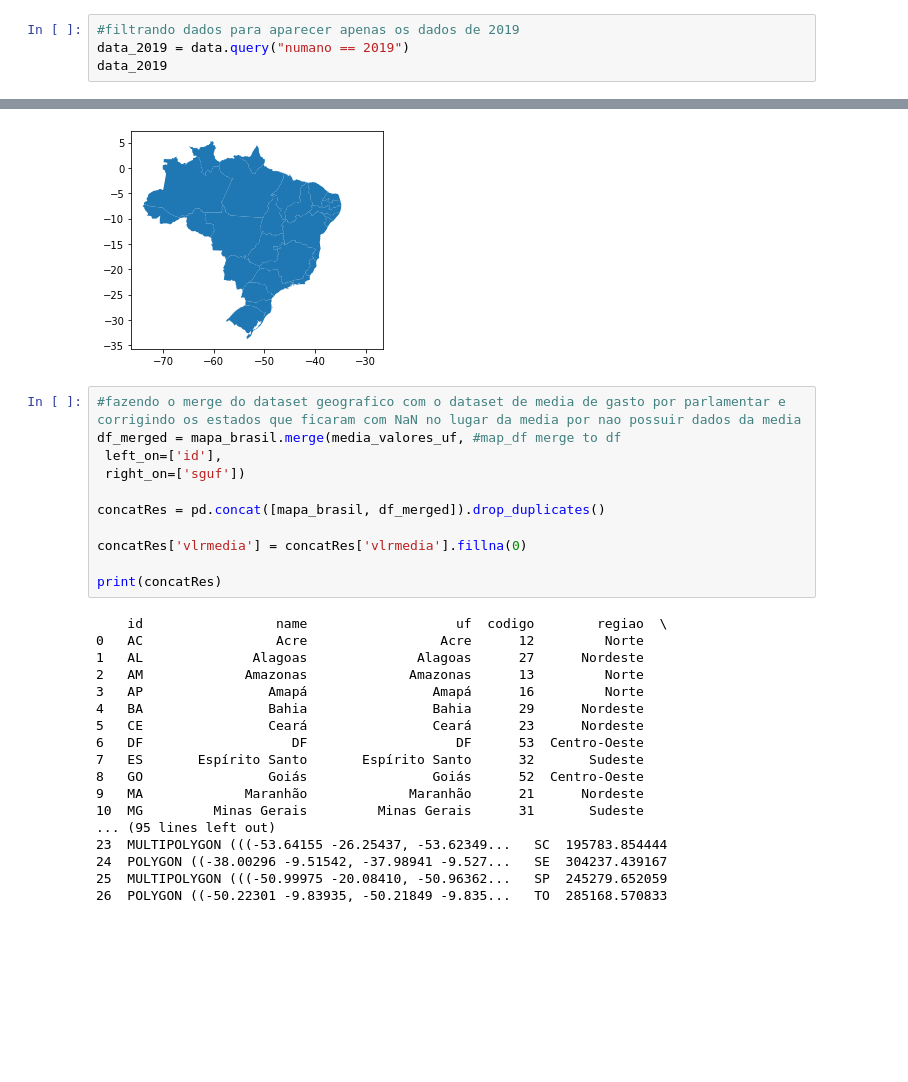
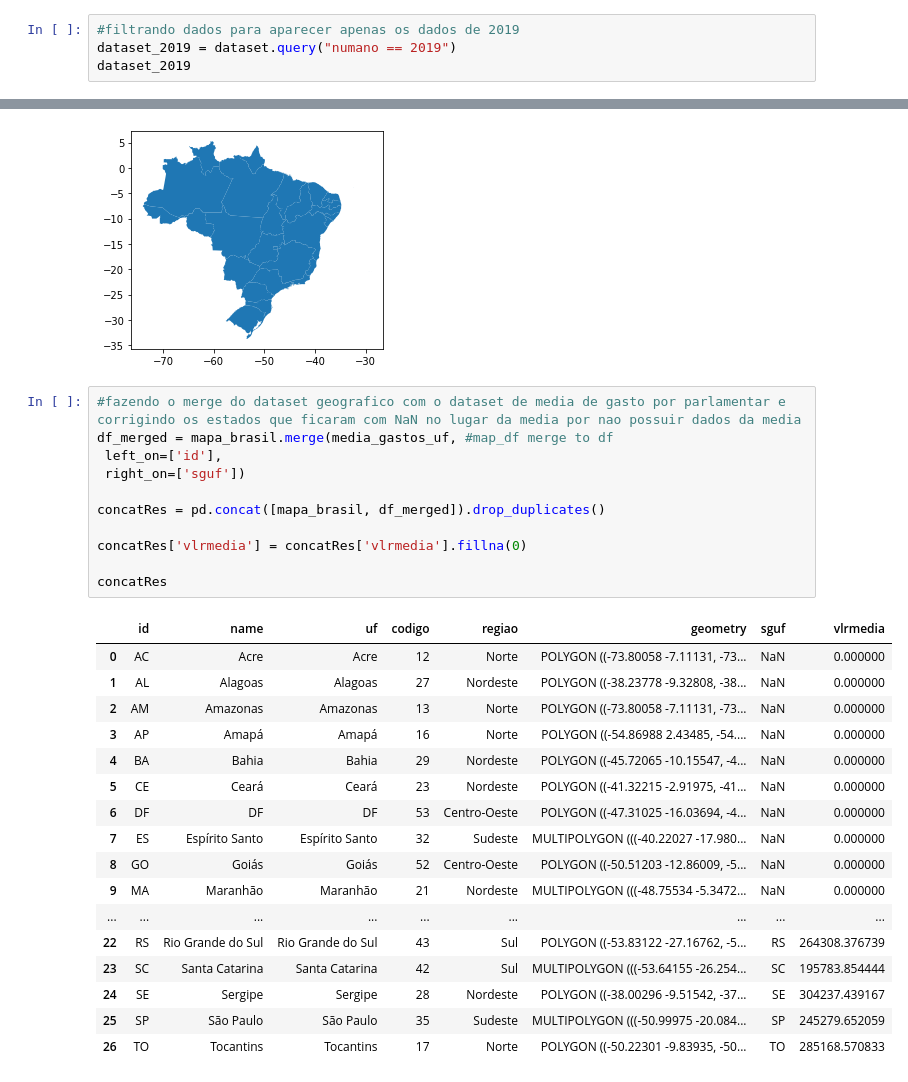
Before and after one commit to ManoMax/google-collabs, a Jupyter notebook: lab1_visualizacao_de_dados.ipynb, the cells around one changed output, grey strips where cells are left out. Drawn from its saved outputs; the diff is of its cells as text; blank space fills up the shorter version.

```diff
--- a/lab1_visualizacao_de_dados.ipynb
+++ b/lab1_visualizacao_de_dados.ipynb
@@ -45,8 +43,8 @@ data.head()
 5 rows × 29 columns
 # %%
 #filtrando dados para aparecer apenas os dados de 2019
-data_2019 = data.query("numano == 2019")
-data_2019
+dataset_2019 = dataset.query("numano == 2019")
+dataset_2019
 # %% [output]
 |  | codlegislatura | datemissao | idedocumento | idecadastro | indtipodocumento | nucarteiraparlamentar | ... |
 | 8413 | 56 | 2019-06-06 00:00:00 | 6862742 | NaN | 0 | NaN | ... |
@@ -143,33 +141,33 @@ mapa_brasil.plot()
 [figure]
 # %%
 #fazendo o merge do dataset geografico com o dataset de media de gasto por parlamentar e corrigindo os estados que ficaram com NaN no lugar da media por nao possuir dados da media
-df_merged = mapa_brasil.merge(media_valores_uf, #map_df merge to df
+df_merged = mapa_brasil.merge(media_gastos_uf, #map_df merge to df
  left_on=['id'],
  right_on=['sguf'])
 
 concatRes = pd.concat([mapa_brasil, df_merged]).drop_duplicates()
 
 concatRes['vlrmedia'] = concatRes['vlrmedia'].fillna(0)
 
-print(concatRes)
+concatRes
 # %% [output]
-    id                 name                   uf  codigo        regiao  \
-0   AC                 Acre                 Acre      12         Norte
-1   AL              Alagoas              Alagoas      27      Nordeste
-2   AM             Amazonas             Amazonas      13         Norte
-3   AP                Amapá                Amapá      16         Norte
-4   BA                Bahia                Bahia      29      Nordeste
-5   CE                Ceará                Ceará      23      Nordeste
-6   DF                   DF                   DF      53  Centro-Oeste
-7   ES       Espírito Santo       Espírito Santo      32       Sudeste
-8   GO                Goiás                Goiás      52  Centro-Oeste
-9   MA             Maranhão             Maranhão      21      Nordeste
-10  MG         Minas Gerais         Minas Gerais      31       Sudeste
-... (95 lines left out)
-23  MULTIPOLYGON (((-53.64155 -26.25437, -53.62349...   SC  195783.854444
-24  POLYGON ((-38.00296 -9.51542, -37.98941 -9.527...   SE  304237.439167
-25  MULTIPOLYGON (((-50.99975 -20.08410, -50.96362...   SP  245279.652059
-26  POLYGON ((-50.22301 -9.83935, -50.21849 -9.835...   TO  285168.570833
+|  | id | name | uf | codigo | regiao | geometry | sguf | vlrmedia |
+| 0 | AC | Acre | Acre | 12 | Norte | POLYGON ((-73.80058 -7.11131, -73... | NaN | 0.000000 |
+| 1 | AL | Alagoas | Alagoas | 27 | Nordeste | POLYGON ((-38.23778 -9.32808, -38... | NaN | 0.000000 |
+| 2 | AM | Amazonas | Amazonas | 13 | Norte | POLYGON ((-73.80058 -7.11131, -73... | NaN | 0.000000 |
+| 3 | AP | Amapá | Amapá | 16 | Norte | POLYGON ((-54.86988 2.43485, -54.... | NaN | 0.000000 |
+| 4 | BA | Bahia | Bahia | 29 | Nordeste | POLYGON ((-45.72065 -10.15547, -4... | NaN | 0.000000 |
+| 5 | CE | Ceará | Ceará | 23 | Nordeste | POLYGON ((-41.32215 -2.91975, -41... | NaN | 0.000000 |
+| 6 | DF | DF | DF | 53 | Centro-Oeste | POLYGON ((-47.31025 -16.03694, -4... | NaN | 0.000000 |
+| 7 | ES | Espírito Santo | Espírito Santo | 32 | Sudeste | MULTIPOLYGON (((-40.22027 -17.980... | NaN | 0.000000 |
+| 8 | GO | Goiás | Goiás | 52 | Centro-Oeste | POLYGON ((-50.51203 -12.86009, -5... | NaN | 0.000000 |
+| 9 | MA | Maranhão | Maranhão | 21 | Nordeste | MULTIPOLYGON (((-48.75534 -5.3472... | NaN | 0.000000 |
+| ... | ... | ... | ... | ... | ... | ... | ... | ... |
+| 22 | RS | Rio Grande do Sul | Rio Grande do Sul | 43 | Sul | POLYGON ((-53.83122 -27.16762, -5... | RS | 264308.376739 |
+| 23 | SC | Santa Catarina | Santa Catarina | 42 | Sul | MULTIPOLYGON (((-53.64155 -26.254... | SC | 195783.854444 |
+| 24 | SE | Sergipe | Sergipe | 28 | Nordeste | POLYGON ((-38.00296 -9.51542, -37... | SE | 304237.439167 |
+| 25 | SP | São Paulo | São Paulo | 35 | Sudeste | MULTIPOLYGON (((-50.99975 -20.084... | SP | 245279.652059 |
+| 26 | TO | Tocantins | Tocantins | 17 | Norte | POLYGON ((-50.22301 -9.83935, -50... | TO | 285168.570833 |
 # %%
 #plotando grafico com media de valores gastos por parlamentar em cada estado
 fig, ax = plt.subplots(1, figsize=(16,12))
```
Also changed, not shown: parts of 8 cells of this notebook.
